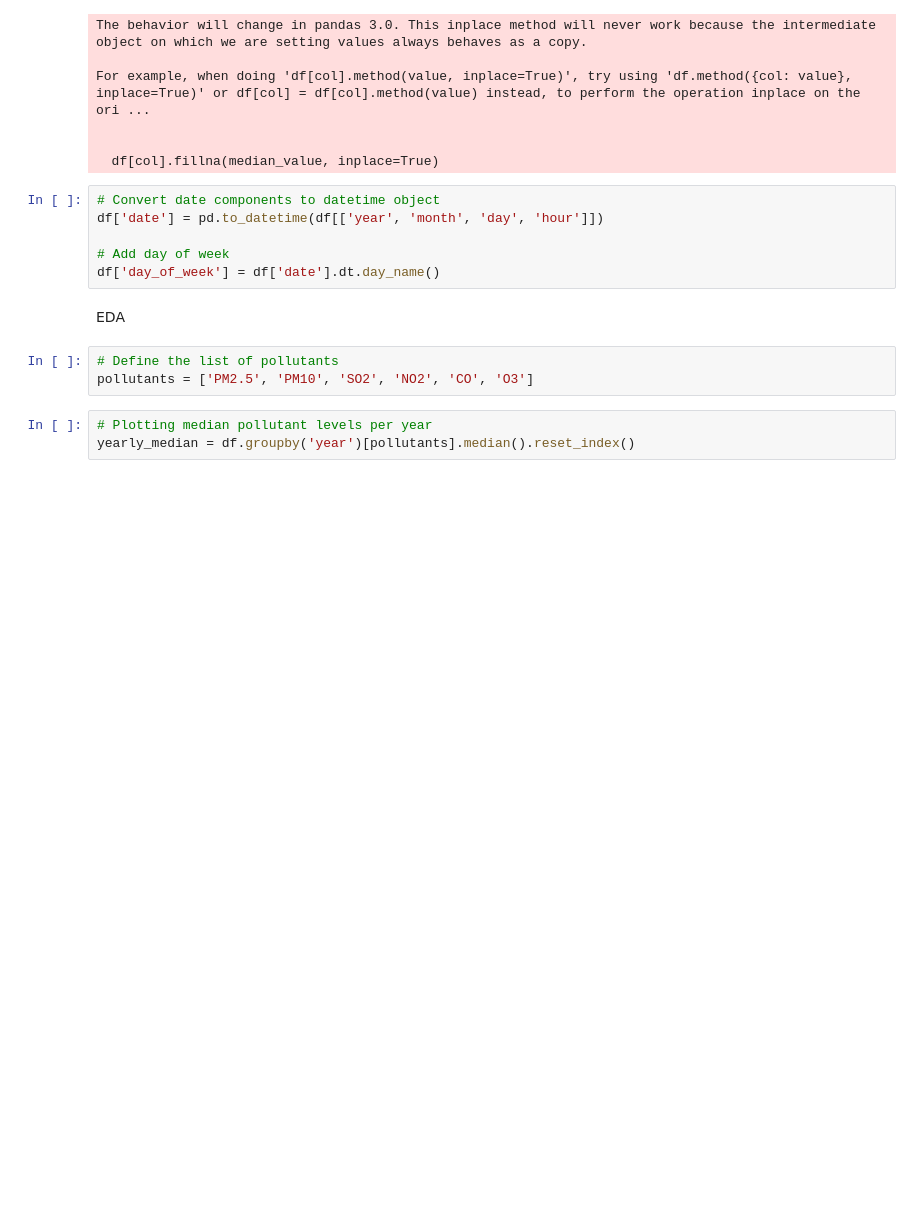
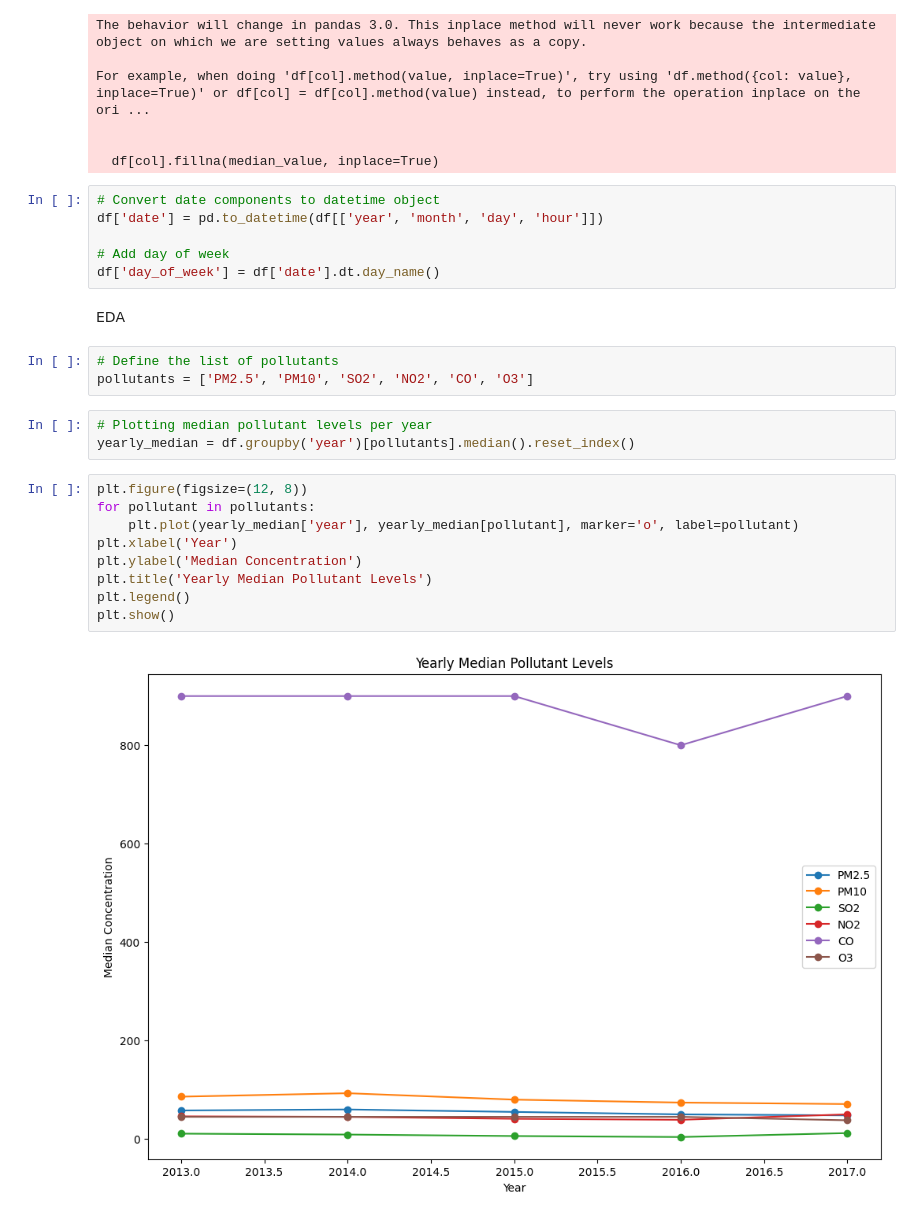
Before and after one commit to premkumarthimmagalla/AQI-App, a Jupyter notebook: st20313528.ipynb, the cells around one changed output. Saved outputs shown, nothing was run; the diff lists cells and outputs as text; blank space fills up the shorter version.

```diff
--- a/st20313528.ipynb
+++ b/st20313528.ipynb
@@ -326,3 +326,14 @@ pollutants = ['PM2.5', 'PM10', 'SO2', 'NO2', 'CO', 'O3']
 # %%
 # Plotting median pollutant levels per year
 yearly_median = df.groupby('year')[pollutants].median().reset_index()
+# %%
+plt.figure(figsize=(12, 8))
+for pollutant in pollutants:
+    plt.plot(yearly_median['year'], yearly_median[pollutant], marker='o', label=pollutant)
+plt.xlabel('Year')
+plt.ylabel('Median Concentration')
+plt.title('Yearly Median Pollutant Levels')
+plt.legend()
+plt.show()
+# %% [output]
+[figure, added]
```
Also changed, not shown: parts of 5 cells of this notebook.
